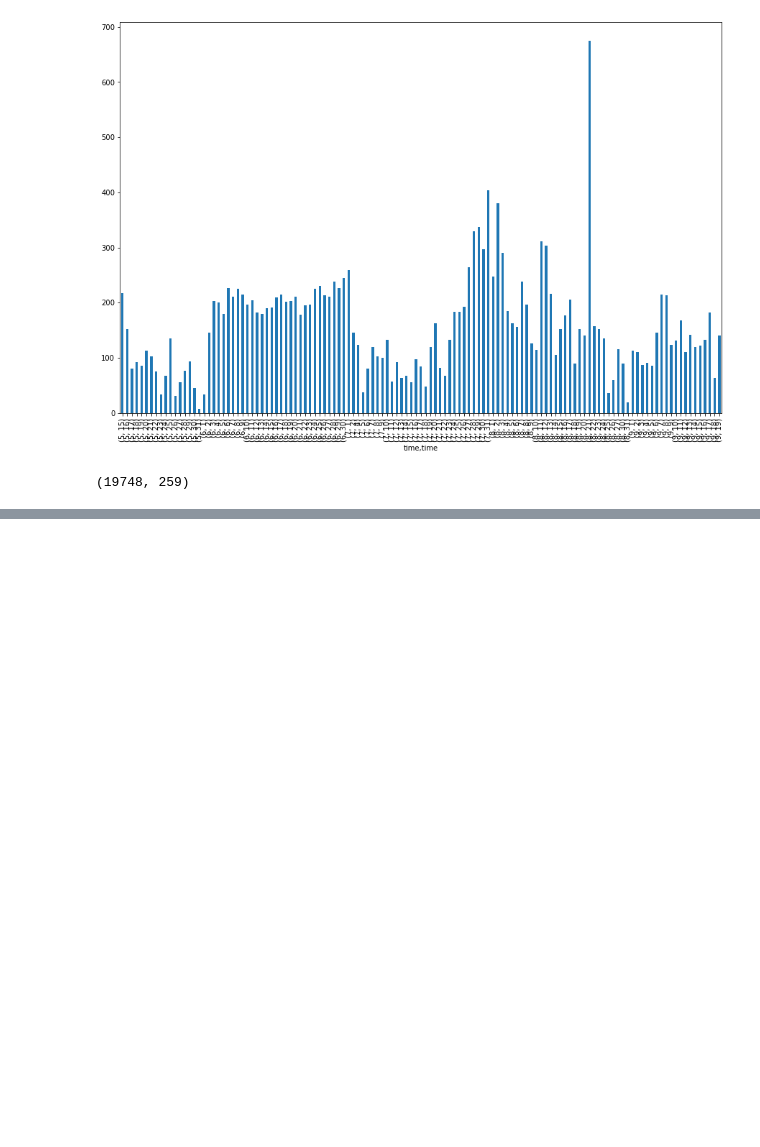
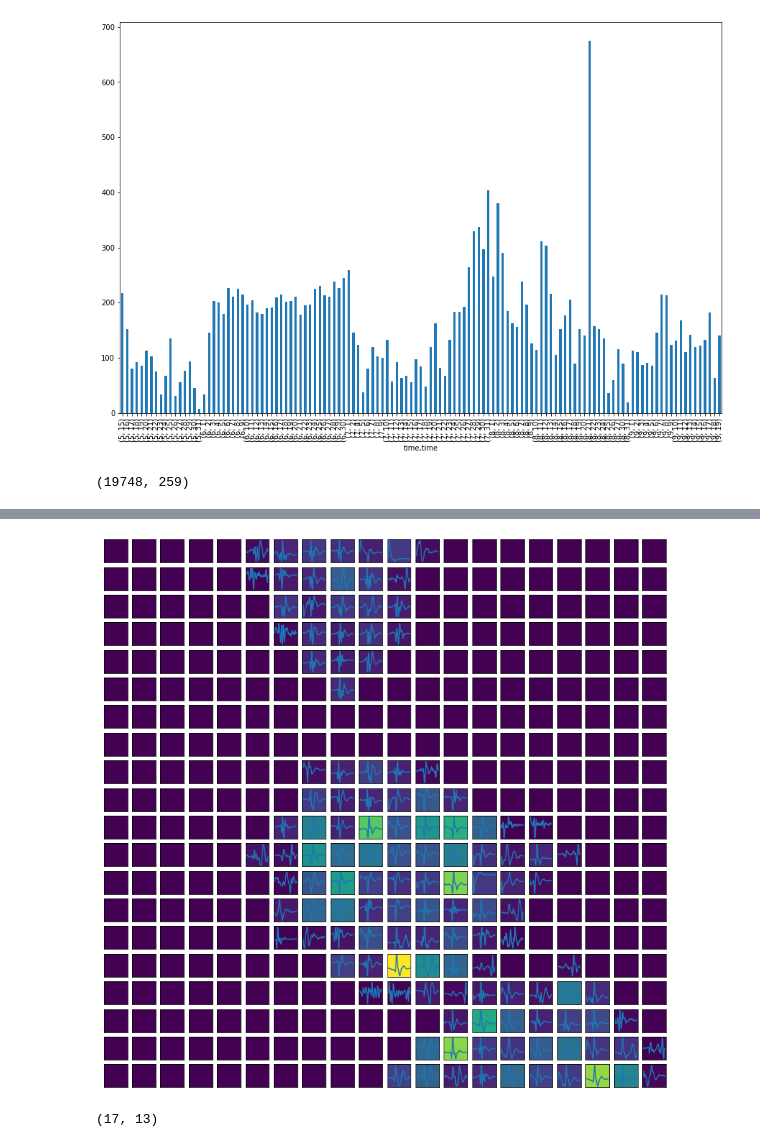
Before and after one commit to llayer/StromboliWF, a Jupyter notebook: som.ipynb, the cells around one changed output, grey strips where cells are left out. Saved outputs shown, nothing was run; the diff lists cells and outputs as text; code cells hidden in the pictures; blank space fills up the shorter version.

```diff
--- a/som.ipynb
+++ b/som.ipynb
@@ -180,0 +181,9 @@ array([[ 0.03628629,  0.05830361,  0.06071428,  0.05971782,  0.05935074,
+# %%
+def density_map():
+
+    um = np.zeros((size, size))
+    for i in range(size):
+        for j in range(size):
+            um[i,j] = len(win_map[i,j])
+    return um/um.max()
+density = density_map()
@@ -180,0 +210,29 @@ array([[ 0.03628629,  0.05830361,  0.06071428,  0.05971782,  0.05935074,
+# %%
+cmap = cm.get_cmap('viridis') #gray_r')
+plt.figure(figsize=(14, 14))
+#plt.pcolor(som.distance_map().T, cmap='gray_r', alpha=1)
+the_grid = GridSpec(size, size)
+
+#for position in win_map.keys():
+for i in range(size):
+    for j in range(size):
+
+        ax = plt.subplot(the_grid[i, j])
+        c = cmap(density[i, j])
+        ax.set_facecolor((c[0], c[1], c[2]))
+        ax.get_xaxis().set_visible(False)
+        ax.get_yaxis().set_visible(False)
+
+        if (i, j) in win_map.keys():
+            plt.plot(np.mean(win_map[i, j], axis=0))
+        """
+        ax = plt.subplot(the_grid[position[0], position[1]])
+        #ax.set_facecolor('xkcd:salmon')
+        c = cmap(dmap[position[0], position[1]])
+        ax.set_facecolor((c[0], c[1], c[2]))
+        plt.plot(np.mean(win_map[position], axis=0))
+        """
+#plt.pcolor(som.distance_map(), cmap='gray_r', alpha=.2)
+plt.show()
+# %% [output]
+[figure, added]
@@ -180,0 +248,4 @@ array([[ 0.03628629,  0.05830361,  0.06071428,  0.05971782,  0.05935074,
+# %%
+som.winner(t2['waveform'])
+# %% [output]
+(17, 13)
```
Also changed, not shown: parts of 20 cells of this notebook.
